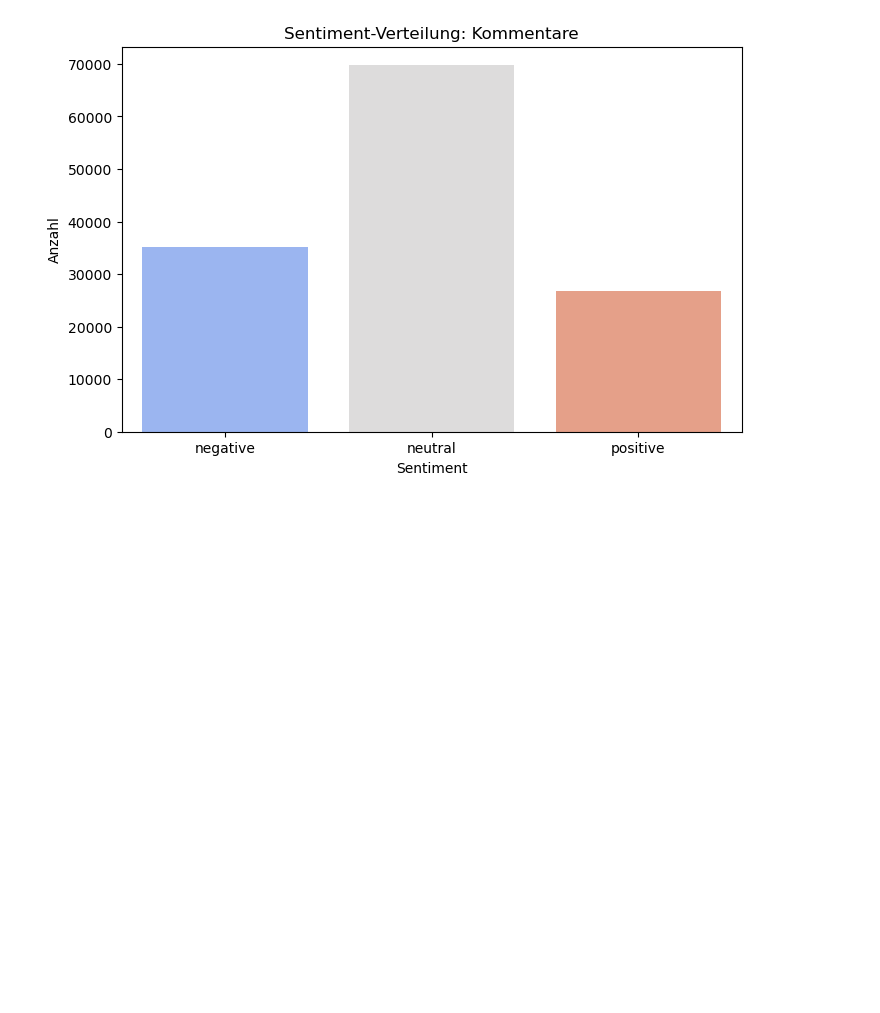
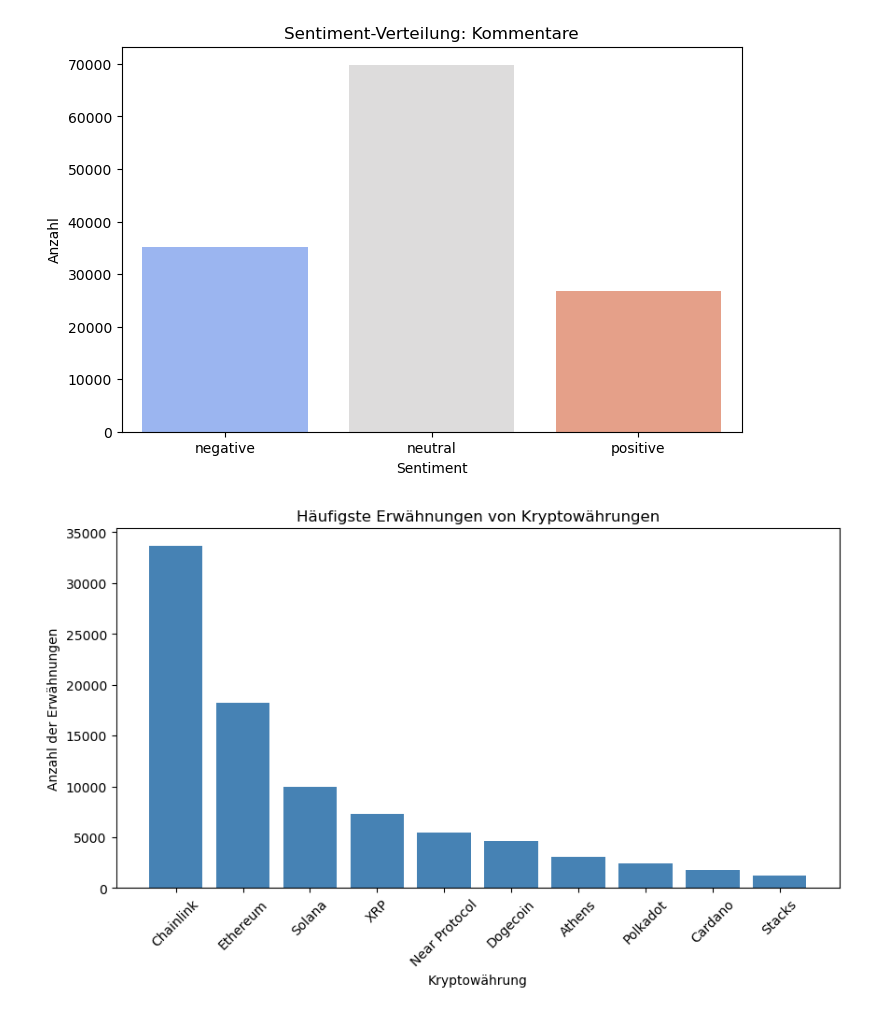
Before and after one commit to Reimser/sp3_3_studienarbeit, a Jupyter notebook: notebooks/analyse.ipynb, the cells around one changed output. Saved outputs shown, nothing was run; the diff lists cells and outputs as text; code cells hidden in the pictures; blank space fills up the shorter version.

```diff
--- a/notebooks/analyse.ipynb
+++ b/notebooks/analyse.ipynb
@@ -178,3 +137,16 @@ Passing `palette` without assigning `hue` is deprecated and will be removed in v
 
   sns.countplot(x=df["sentiment"], palette="coolwarm", order=["negative", "neutral", "positive"])
 [figure]
+# %%
+# Welche Coins werden am häufigsten diskutiert?
+crypto_counts = df_merged["crypto"].value_counts().head(10)  # Top 10 Kryptowährungen
+
+plt.figure(figsize=(10, 5))
+plt.bar(crypto_counts.index, crypto_counts.values, color="steelblue")
+plt.xlabel("Kryptowährung")
+plt.ylabel("Anzahl der Erwähnungen")
+plt.title("Häufigste Erwähnungen von Kryptowährungen")
+plt.xticks(rotation=45)
+plt.show()
+# %% [output]
+[figure, added]
```
Also changed, not shown: parts of 8 cells of this notebook, 1 other file.
